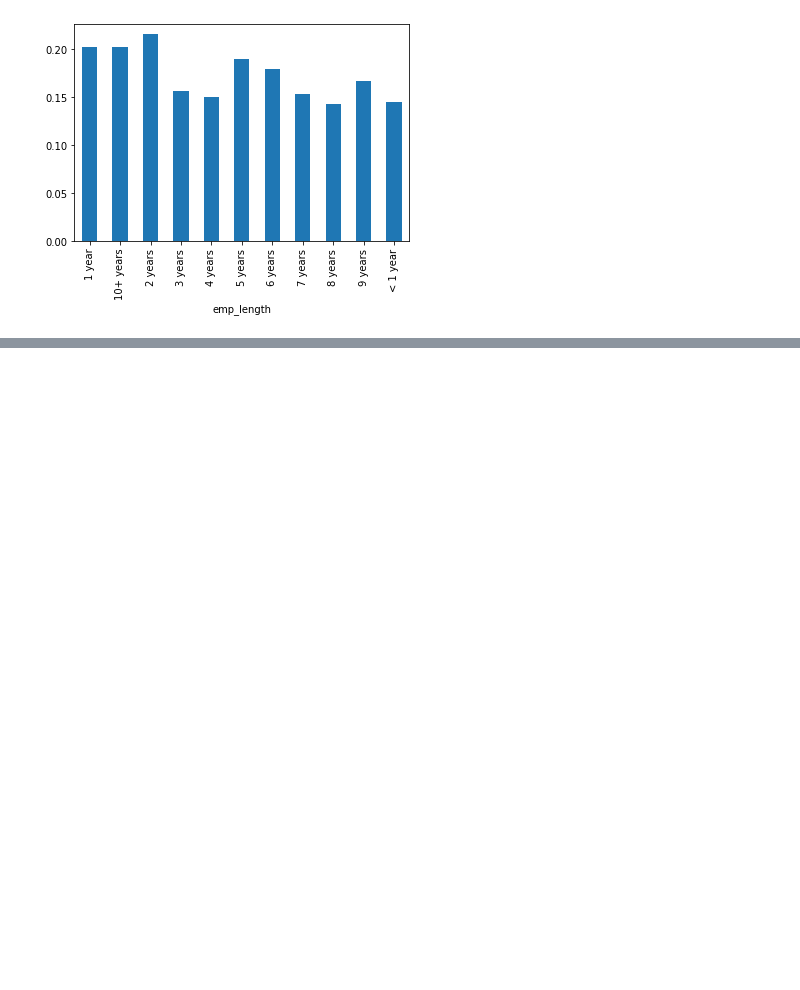
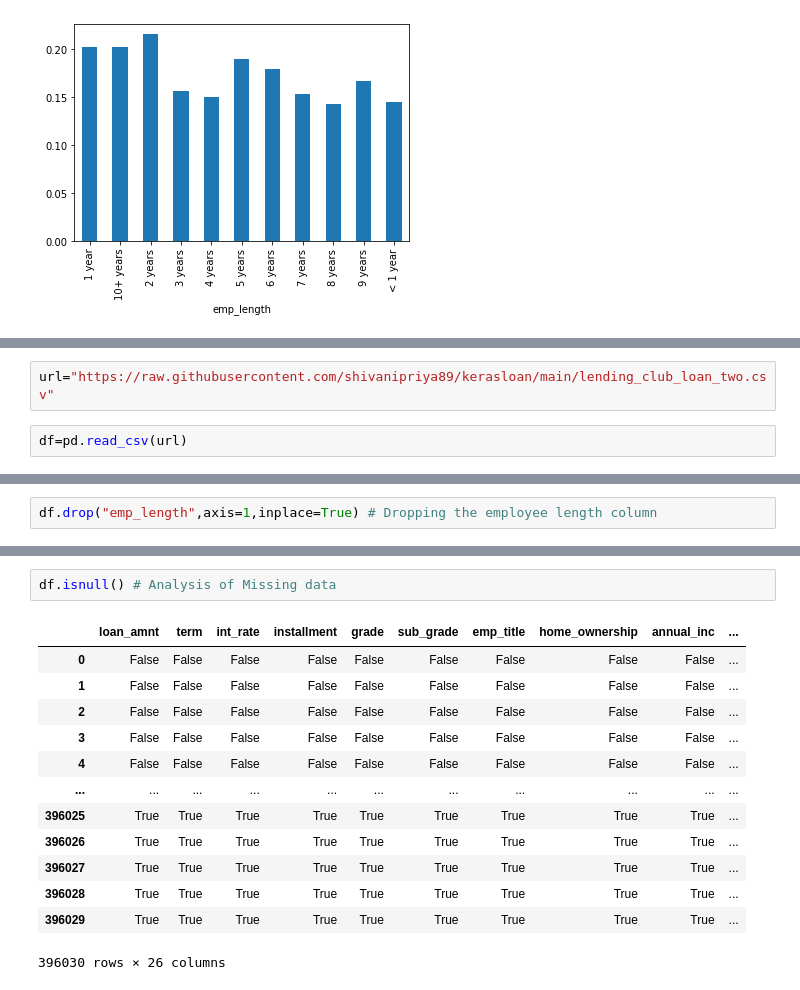
Before and after one commit to shivanipriya89/practicetensor, a Jupyter notebook: thekeras.ipynb, the cells around one changed output, grey strips where cells are left out. Saved outputs shown, nothing was run; the diff lists cells and outputs as text; blank space fills up the shorter version.

```diff
--- a/thekeras.ipynb
+++ b/thekeras.ipynb
@@ -1430,0 +1436,4 @@ emp_len.plot(kind="bar") # Barplot of employee length
+# %%
+url="https://raw.githubusercontent.com/shivanipriya89/kerasloan/main/lending_club_loan_two.csv"
+# %%
+df=pd.read_csv(url)
@@ -1430,0 +1466,2 @@ emp_len.plot(kind="bar") # Barplot of employee length
+# %%
+df.drop("emp_length",axis=1,inplace=True) # Dropping the employee length column
@@ -1430,0 +1490,16 @@ emp_len.plot(kind="bar") # Barplot of employee length
+# %%
+df.isnull() # Analysis of Missing data
+# %% [output]
+|  | loan_amnt | term | int_rate | installment | grade | sub_grade | emp_title | home_ownership | annual_inc | ... |
+| 0 | False | False | False | False | False | False | False | False | False | ... |
+| 1 | False | False | False | False | False | False | False | False | False | ... |
+| 2 | False | False | False | False | False | False | False | False | False | ... |
+| 3 | False | False | False | False | False | False | False | False | False | ... |
+| 4 | False | False | False | False | False | False | False | False | False | ... |
+| ... | ... | ... | ... | ... | ... | ... | ... | ... | ... | ... |
+| 396025 | True | True | True | True | True | True | True | True | True | ... |
+| 396026 | True | True | True | True | True | True | True | True | True | ... |
+| 396027 | True | True | True | True | True | True | True | True | True | ... |
+| 396028 | True | True | True | True | True | True | True | True | True | ... |
+| 396029 | True | True | True | True | True | True | True | True | True | ... |
+396030 rows × 26 columns
```
Also changed, not shown: parts of 22 cells of this notebook.
